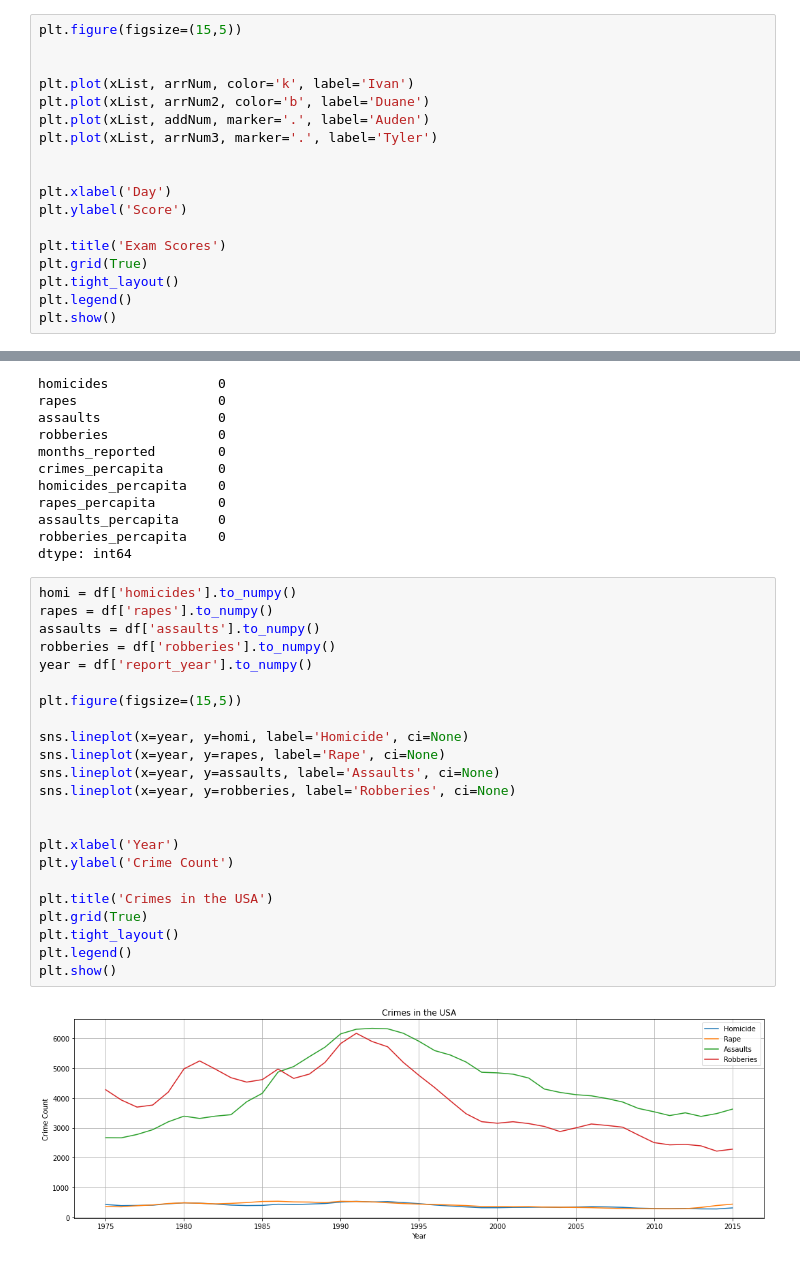
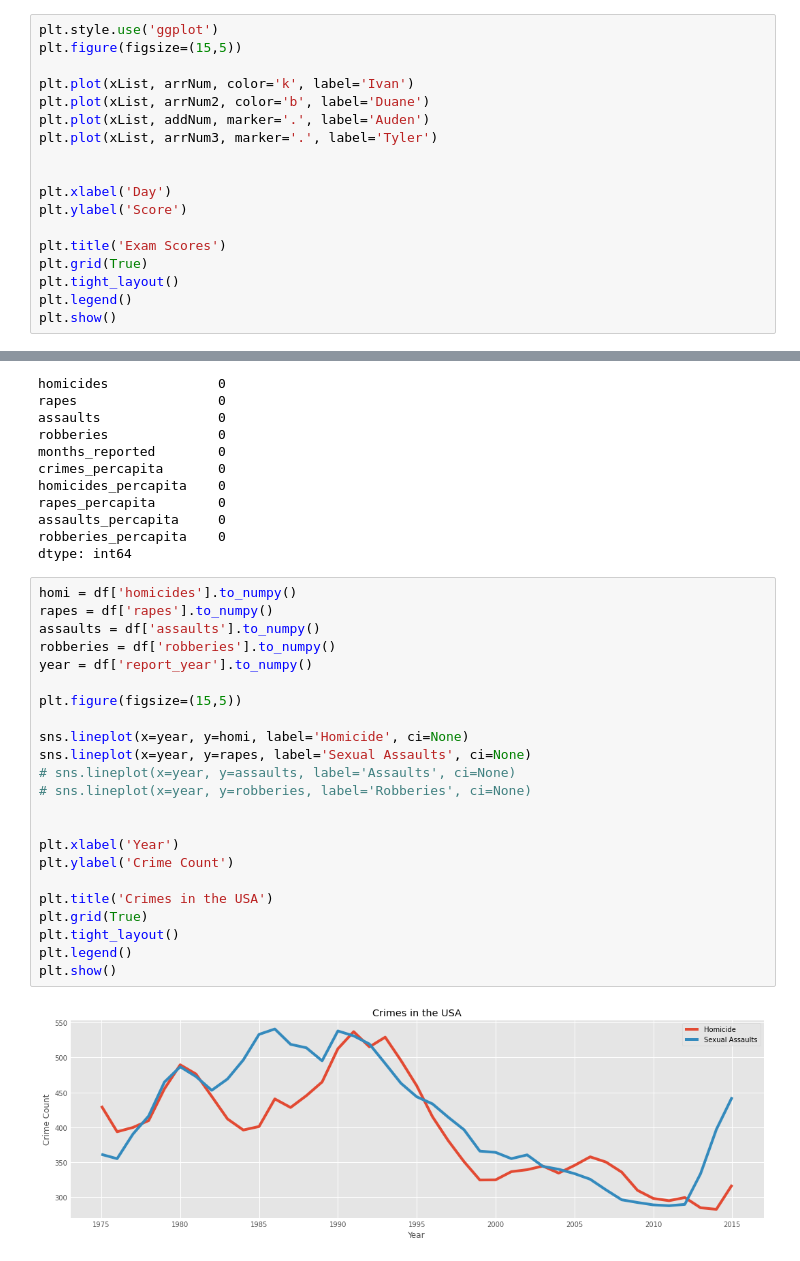
Before and after one commit to duaneywadey/A-collection-of-Jupyter-notebooks-and-CSV-files, a Jupyter notebook: MATPLOTLIB_+_NUMPY.ipynb, the cells around one changed output, grey strips where cells are left out. Drawn from its saved outputs; the diff is of its cells as text.

```diff
--- a/MATPLOTLIB_+_NUMPY.ipynb
+++ b/MATPLOTLIB_+_NUMPY.ipynb
@@ -14,8 +14,8 @@ arrNum3 = [random.randint(10,20) for a in range(40)]
 
 xList = [x for x in range(1,41)]
 # %%
+plt.style.use('ggplot')
 plt.figure(figsize=(15,5))
-
 
 plt.plot(xList, arrNum, color='k', label='Ivan')
 plt.plot(xList, arrNum2, color='b', label='Duane')
@@ -79,28 +83,28 @@ dtype: int64
 # %%
 homi = df['homicides'].to_numpy()
 rapes = df['rapes'].to_numpy()
 assaults = df['assaults'].to_numpy()
 robberies = df['robberies'].to_numpy()
 year = df['report_year'].to_numpy()
 
 plt.figure(figsize=(15,5))
 
 sns.lineplot(x=year, y=homi, label='Homicide', ci=None)
-sns.lineplot(x=year, y=rapes, label='Rape', ci=None)
-sns.lineplot(x=year, y=assaults, label='Assaults', ci=None)
-sns.lineplot(x=year, y=robberies, label='Robberies', ci=None)
+sns.lineplot(x=year, y=rapes, label='Sexual Assaults', ci=None)
+# sns.lineplot(x=year, y=assaults, label='Assaults', ci=None)
+# sns.lineplot(x=year, y=robberies, label='Robberies', ci=None)
 
 
 plt.xlabel('Year')
 plt.ylabel('Crime Count')
 
 plt.title('Crimes in the USA')
 plt.grid(True)
 plt.tight_layout()
 plt.legend()
 plt.show()
 # %% [output]
-[figure, old version]
+[figure, new version]
 # %%
 crimes = ['rapes', 'homicides', 'assaults', 'robberies']
 for c in crimes:
```
Also changed, not shown: parts of 5 cells of this notebook.
